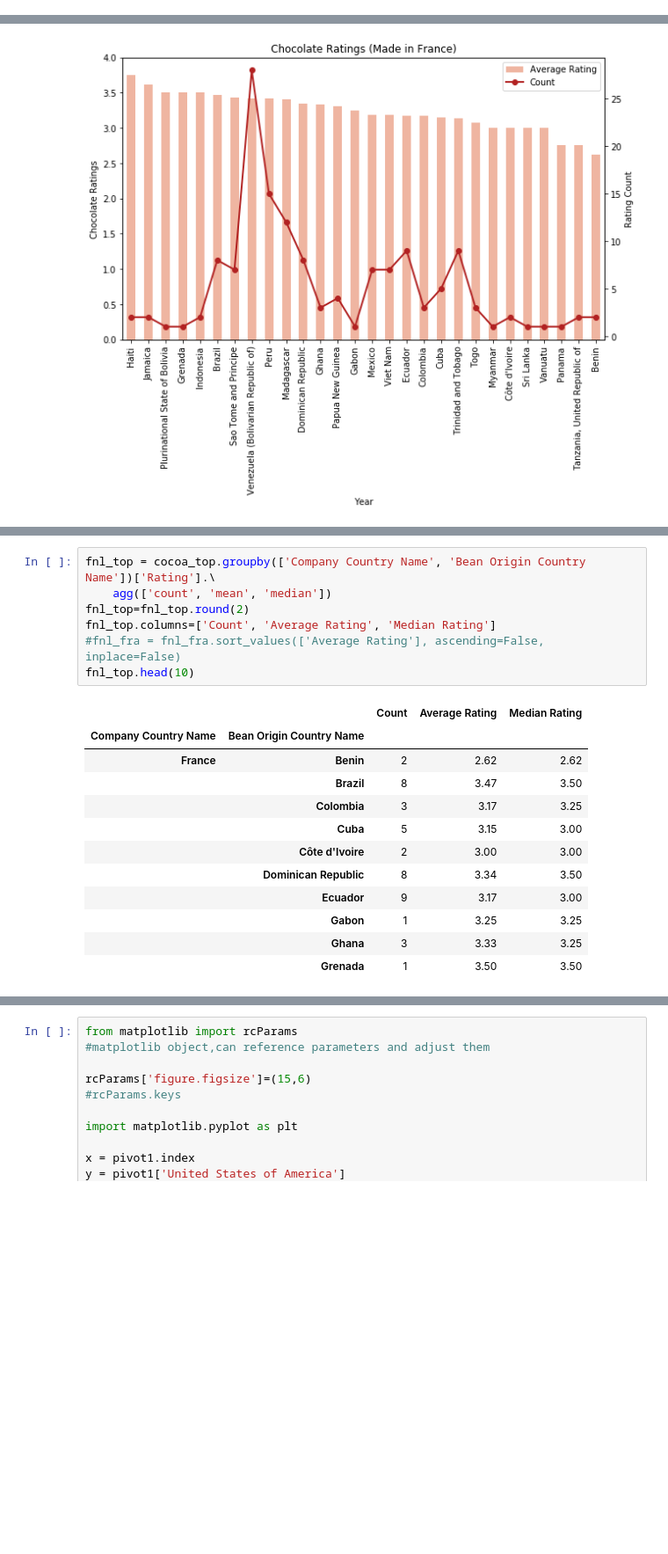
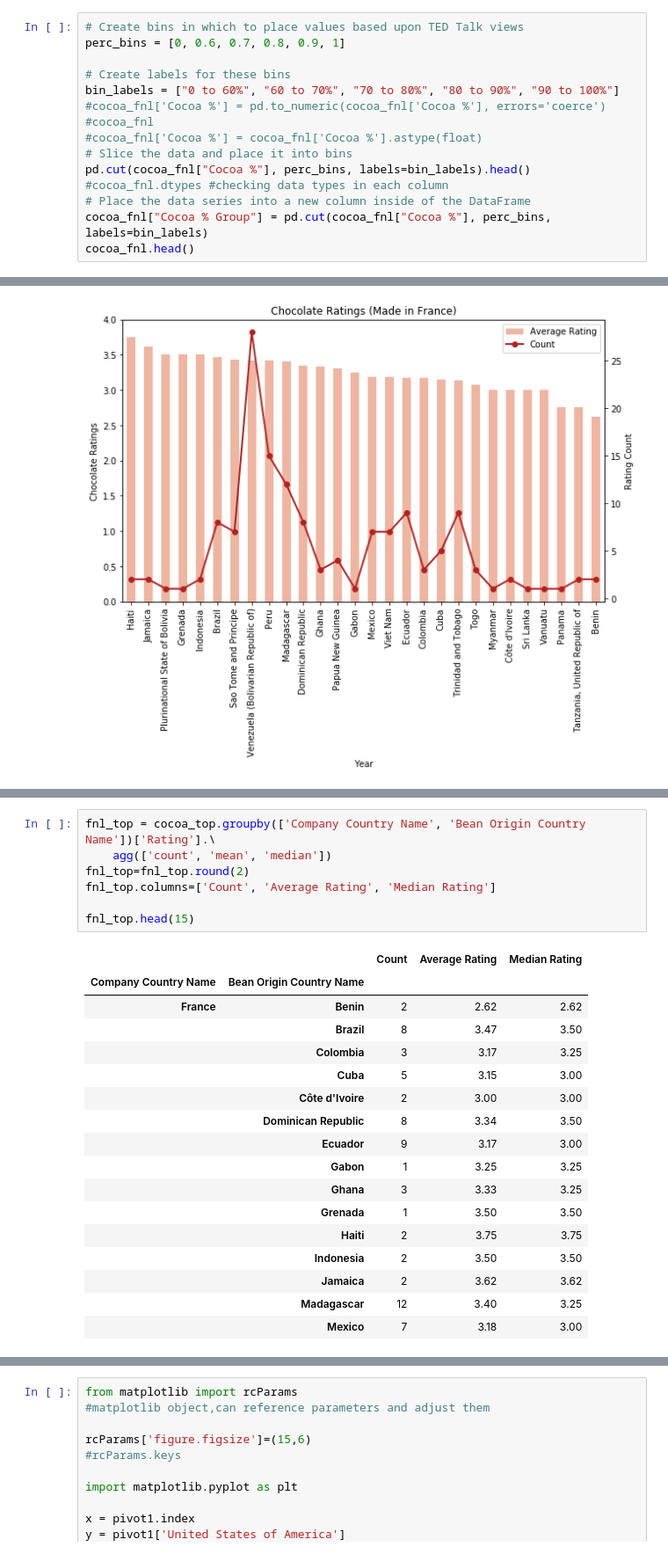
Before and after one commit to Data-Seal-Team-6/Project-1, a Jupyter notebook: Beans_ab.ipynb, the cells around one changed output, grey strips where cells are left out. Shown: that part at 88% size. Drawn from its saved outputs; the diff is of its cells as text; blank space fills up the shorter version.

```diff
--- a/Beans_ab.ipynb
+++ b/Beans_ab.ipynb
@@ -438 +440,16 @@ cocoa_fnl
 1937 rows × 17 columns
+# %%
+# Create bins in which to place values based upon TED Talk views
+perc_bins = [0, 0.6, 0.7, 0.8, 0.9, 1]
+
+# Create labels for these bins
+bin_labels = ["0 to 60%", "60 to 70%", "70 to 80%", "80 to 90%", "90 to 100%"]
+#cocoa_fnl['Cocoa %'] = pd.to_numeric(cocoa_fnl['Cocoa %'], errors='coerce')
+#cocoa_fnl
+#cocoa_fnl['Cocoa %'] = cocoa_fnl['Cocoa %'].astype(float)
+# Slice the data and place it into bins
+pd.cut(cocoa_fnl["Cocoa %"], perc_bins, labels=bin_labels).head()
+#cocoa_fnl.dtypes #checking data types in each column
+# Place the data series into a new column inside of the DataFrame
+cocoa_fnl["Cocoa % Group"] = pd.cut(cocoa_fnl["Cocoa %"], perc_bins, labels=bin_labels)
+cocoa_fnl.head()
@@ -854,21 +920,26 @@ cocoa_top
 # %%
 fnl_top = cocoa_top.groupby(['Company Country Name', 'Bean Origin Country Name'])['Rating'].\
     agg(['count', 'mean', 'median'])
 fnl_top=fnl_top.round(2)
 fnl_top.columns=['Count', 'Average Rating', 'Median Rating']
-#fnl_fra = fnl_fra.sort_values(['Average Rating'], ascending=False, inplace=False)
-fnl_top.head(10)
+
+fnl_top.head(15)
 # %% [output]
 |  |  | Count | Average Rating | Median Rating |
 | Company Country Name | Bean Origin Country Name |  |  |  |
 | France | Benin | 2 | 2.62 | 2.62 |
 |  | Brazil | 8 | 3.47 | 3.50 |
 |  | Colombia | 3 | 3.17 | 3.25 |
 |  | Cuba | 5 | 3.15 | 3.00 |
 |  | Côte d'Ivoire | 2 | 3.00 | 3.00 |
 |  | Dominican Republic | 8 | 3.34 | 3.50 |
 |  | Ecuador | 9 | 3.17 | 3.00 |
 |  | Gabon | 1 | 3.25 | 3.25 |
 |  | Ghana | 3 | 3.33 | 3.25 |
 |  | Grenada | 1 | 3.50 | 3.50 |
+|  | Haiti | 2 | 3.75 | 3.75 |
+|  | Indonesia | 2 | 3.50 | 3.50 |
+|  | Jamaica | 2 | 3.62 | 3.62 |
+|  | Madagascar | 12 | 3.40 | 3.25 |
+|  | Mexico | 7 | 3.18 | 3.00 |
 # %%
```
Also changed, not shown: parts of 24 cells of this notebook, 2 other files.
